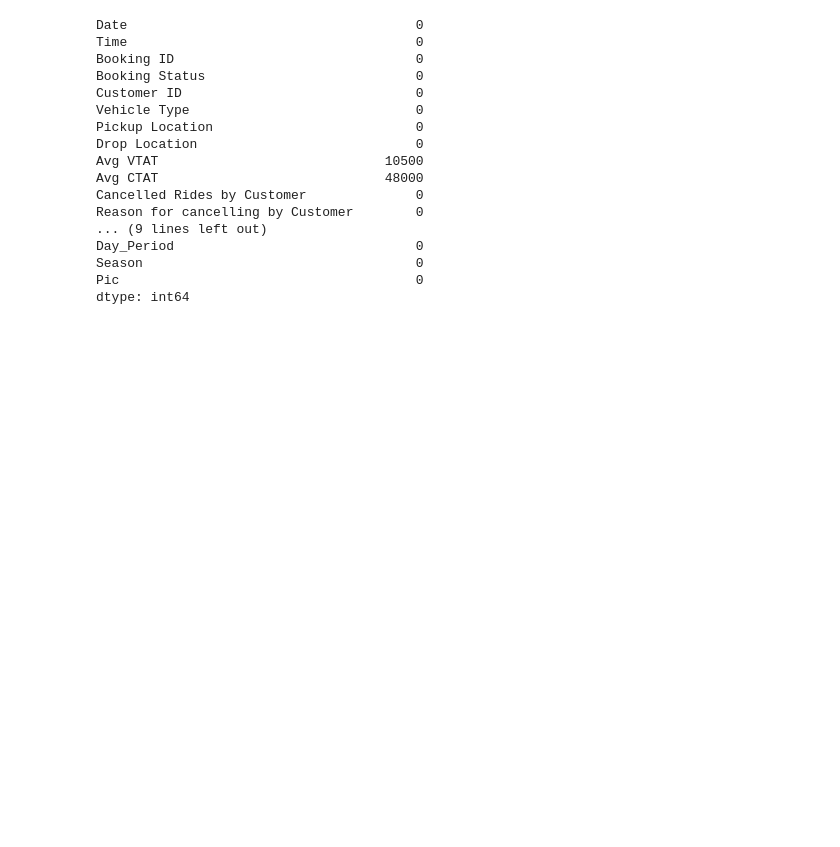
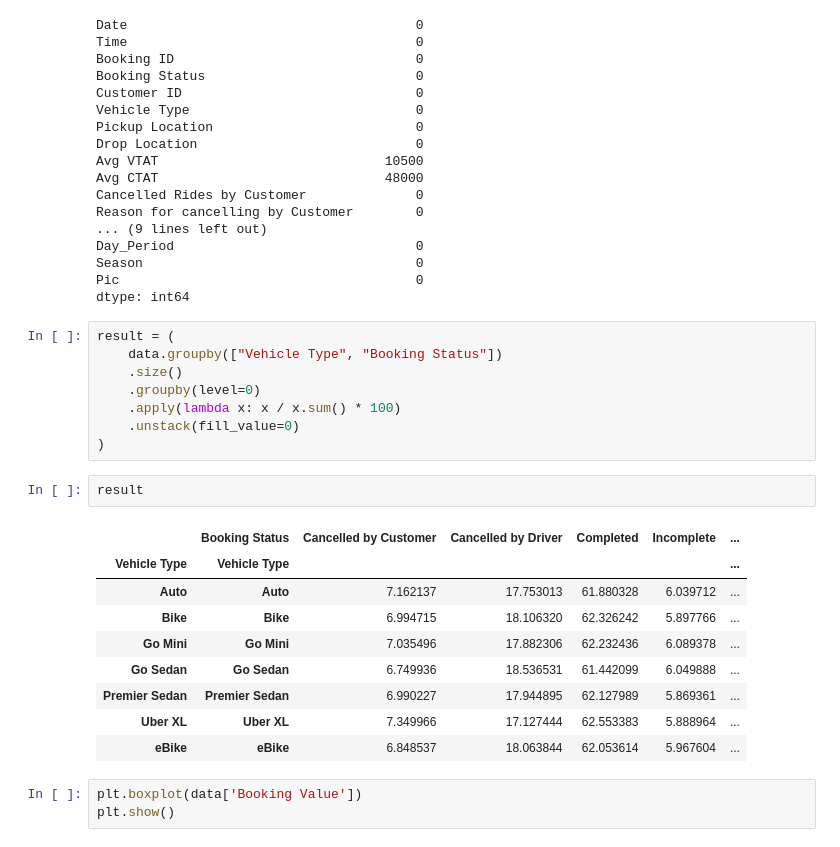
Before and after one commit to Rajat6125/Uber-Intelligence-Dashboard, a Jupyter notebook: EDA and data_handling.ipynb, the cells around one changed output. Drawn from its saved outputs; the diff is of its cells as text; blank space fills up the shorter version.

```diff
--- a/EDA and data_handling.ipynb
+++ b/EDA and data_handling.ipynb
@@ -339,3 +339,26 @@ Day_Period                               0
 Season                                   0
 Pic                                      0
 dtype: int64
+# %%
+result = (
+    data.groupby(["Vehicle Type", "Booking Status"])
+    .size()
+    .groupby(level=0)
+    .apply(lambda x: x / x.sum() * 100)
+    .unstack(fill_value=0)
+)
+# %%
+result
+# %% [output]
+|  | Booking Status | Cancelled by Customer | Cancelled by Driver | Completed | Incomplete | ... |
+| Vehicle Type | Vehicle Type |  |  |  |  | ... |
+| Auto | Auto | 7.162137 | 17.753013 | 61.880328 | 6.039712 | ... |
+| Bike | Bike | 6.994715 | 18.106320 | 62.326242 | 5.897766 | ... |
+| Go Mini | Go Mini | 7.035496 | 17.882306 | 62.232436 | 6.089378 | ... |
+| Go Sedan | Go Sedan | 6.749936 | 18.536531 | 61.442099 | 6.049888 | ... |
+| Premier Sedan | Premier Sedan | 6.990227 | 17.944895 | 62.127989 | 5.869361 | ... |
+| Uber XL | Uber XL | 7.349966 | 17.127444 | 62.553383 | 5.888964 | ... |
+| eBike | eBike | 6.848537 | 18.063844 | 62.053614 | 5.967604 | ... |
+# %%
+plt.boxplot(data['Booking Value'])
+plt.show()
```
Also changed, not shown: parts of 1 cell of this notebook, 7 other files.
